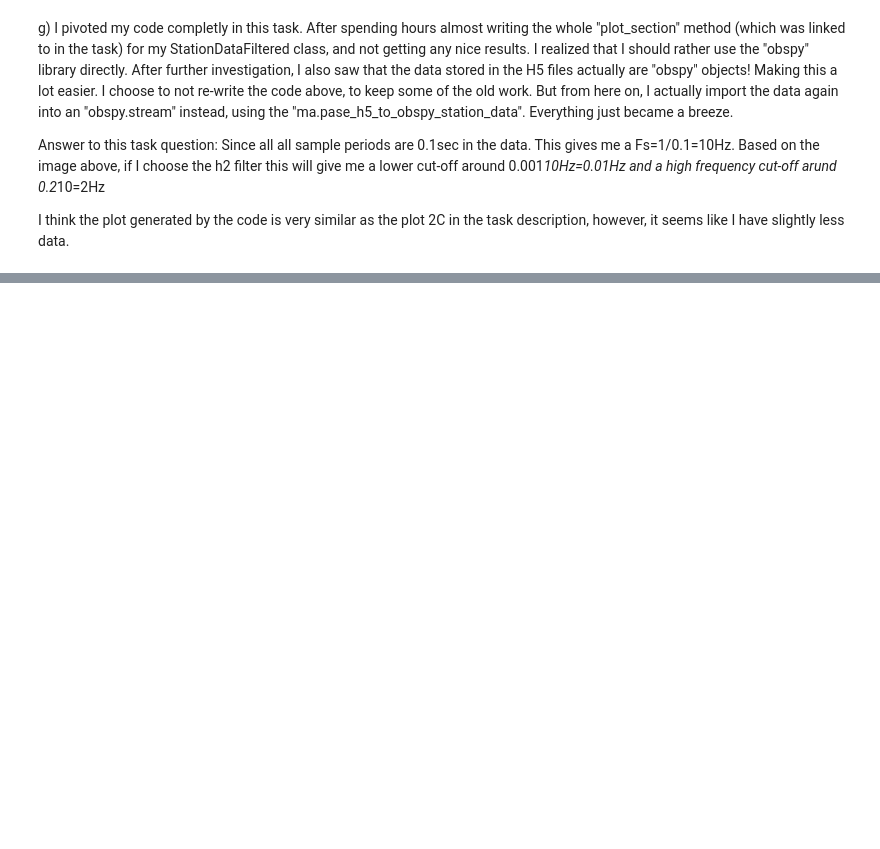
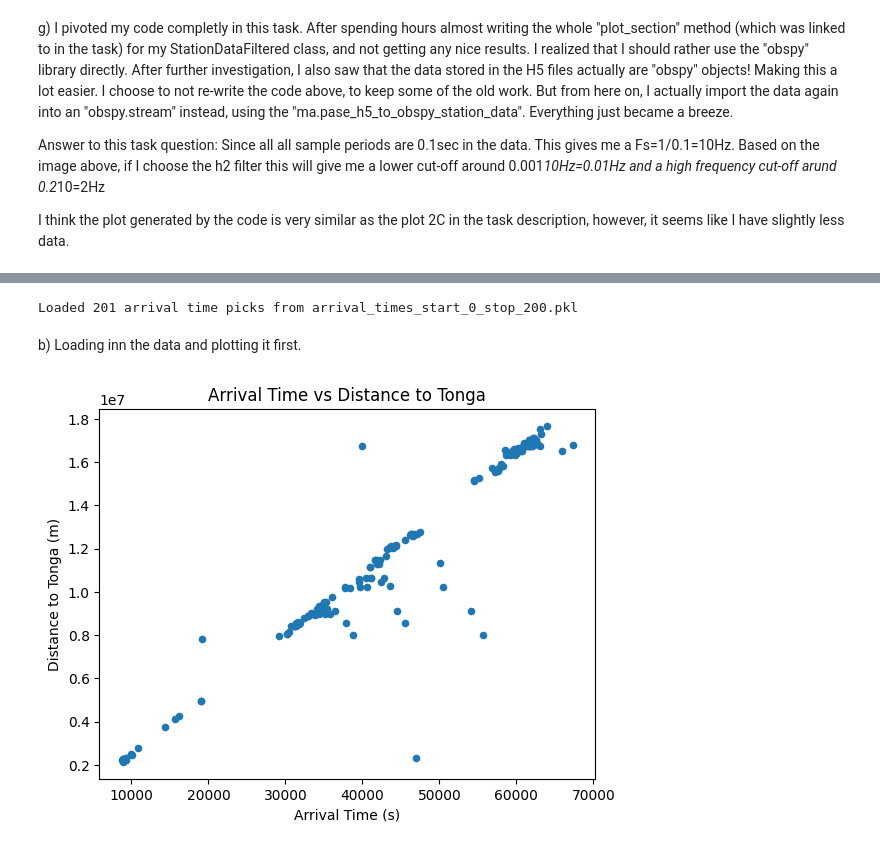
Before and after one commit to matiasgreaker/in3190, a Jupyter notebook: project1/project1.ipynb, the cells around one changed output, grey strips where cells are left out. Saved outputs shown, nothing was run; the diff lists cells and outputs as text; code cells hidden in the pictures; blank space fills up the shorter version.

```diff
--- a/project1/project1.ipynb
+++ b/project1/project1.ipynb
@@ -124,0 +108,26 @@ ma.plot_section(stream)
+# %%
+# Since jupyter is non-interactive Ive ran this code below in a script
+# and saved the output to a pickle file. I then load the pickle file here.
+# stream = ma.parse_h5_to_obspy_station_data()
+# arrival_time = ma.pick_arrival_time(stream)
+
+import pathlib
+import matias_project as ma
+import pickle
+arrival_time_loaded = ma.load_arrival_times(pathlib.Path("arrival_times_start_0_stop_200.pkl"))
+# %% [output]
+Loaded 201 arrival time picks from arrival_times_start_0_stop_200.pkl
+# %% [markdown]
+b) Loading inn the data and plotting it first.
+# %%
+# Plotting the arrival times vs distance
+import pandas as pd
+import matplotlib.pyplot as plt
+df_arrival_time = pd.DataFrame(arrival_time_loaded)
+df_arrival_time.plot.scatter(x="arrival_time", y="distance_to_tonga")
+plt.ylabel("Distance to Tonga (m)")
+plt.xlabel("Arrival Time (s)")
+plt.title("Arrival Time vs Distance to Tonga")
+plt.show()
+# %% [output]
+[figure, added]
```
Also changed, not shown: parts of 10 cells of this notebook, 1 other file.
